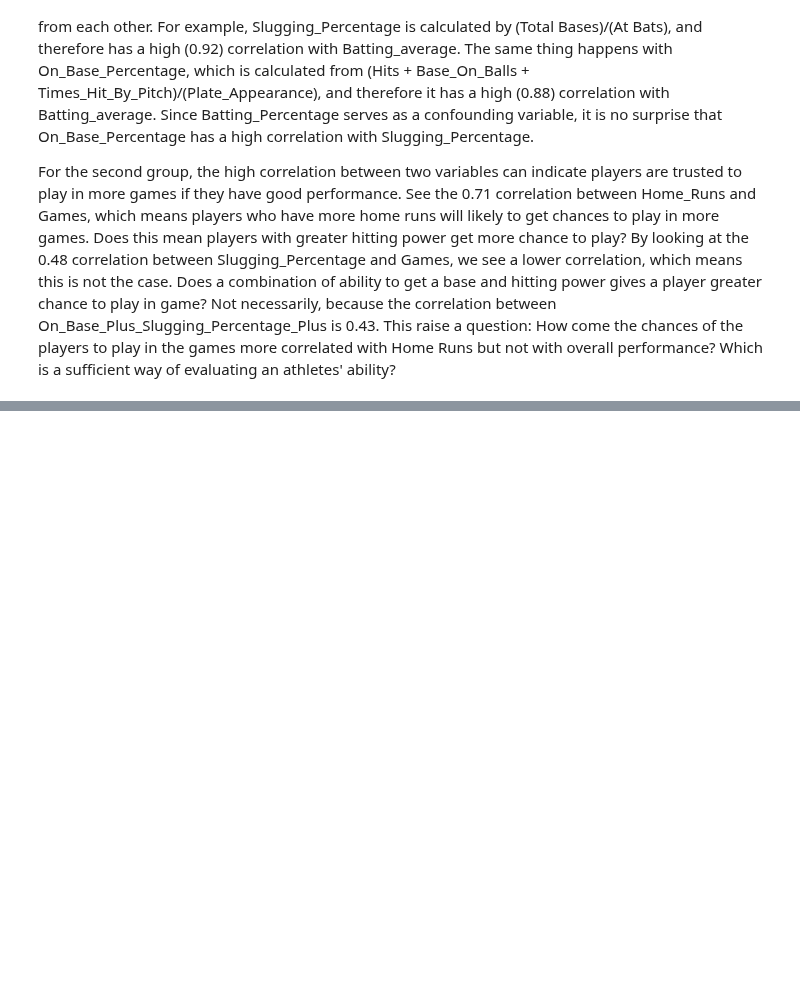
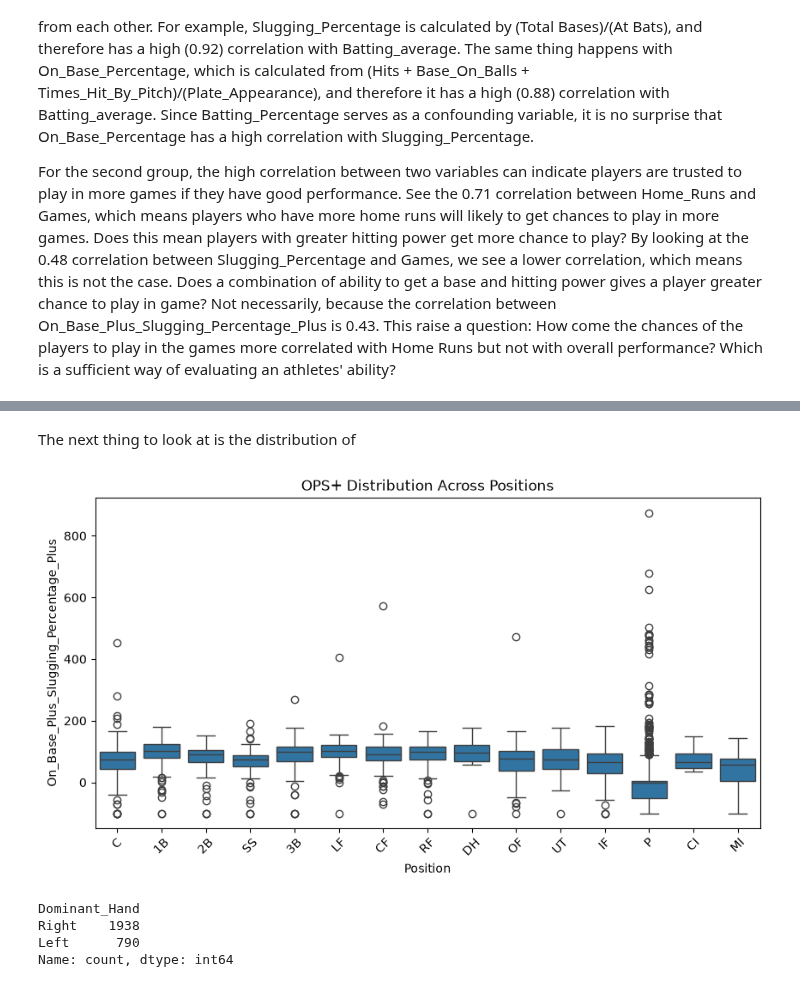
Before and after one commit to DavidRaet/CMPU250-VibeCoders-Project, a Jupyter notebook: Vibe_Coders_Project.ipynb, the cells around one changed output, grey strips where cells are left out. Drawn from its saved outputs; the diff is of its cells as text; code cells hidden in the pictures; blank space fills up the shorter version.

```diff
--- a/Vibe_Coders_Project.ipynb
+++ b/Vibe_Coders_Project.ipynb
@@ -122,0 +125,18 @@ For the second group, the high correlation between two variables can indicate pl
+# %% [markdown]
+The next thing to look at is the distribution of
+# %%
+# Compare average OPS+ across different positions
+plt.figure(figsize=(10, 5))
+sns.boxplot(x='Position', y='On_Base_Plus_Slugging_Percentage_Plus', data=batting)
+plt.title('OPS+ Distribution Across Positions')
+plt.xticks(rotation=45)
+plt.show()
+
+# Check counts of dominant hand
+print(batting['Dominant_Hand'].value_counts())
+# %% [output]
+[figure, added]
+Dominant_Hand
+Right    1938
+Left      790
+Name: count, dtype: int64
```
Also changed, not shown: parts of 6 cells of this notebook.
